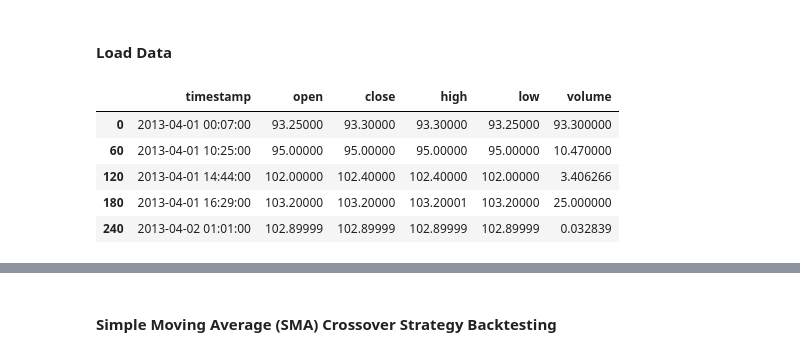
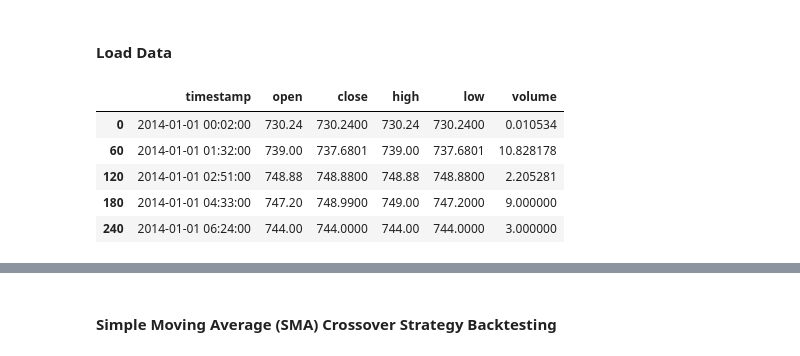
Before and after one commit to hansenrhan/crypto_backtesting, a Jupyter notebook: Mean_Reversion_Analysis.ipynb, the cells around one changed output, grey strips where cells are left out. Drawn from its saved outputs; the diff is of its cells as text; code cells hidden in the pictures.

```diff
--- a/Mean_Reversion_Analysis.ipynb
+++ b/Mean_Reversion_Analysis.ipynb
@@ -7,33 +7,37 @@
 # %%
 # Load 1 min BTC data from 2013 to 2019
 import pandas as pd
 
 df2019 = pd.read_csv("BTC_1min_bitfinex/2019.txt", header=None)
 df2018 = pd.read_csv("BTC_1min_bitfinex/2018.txt", header=None)
 df2017 = pd.read_csv("BTC_1min_bitfinex/2017.txt", header=None)
 df2016 = pd.read_csv("BTC_1min_bitfinex/2016.txt", header=None)
 df2015 = pd.read_csv("BTC_1min_bitfinex/2015.txt", header=None)
 df2014 = pd.read_csv("BTC_1min_bitfinex/2014.txt", header=None)
-df2013 = pd.read_csv("BTC_1min_bitfinex/2013.txt", header=None)
 
-frames = [df2013, df2014, df2015, df2016, df2017, df2018, df2019]
+# removed 2013 data
+#df2013 = pd.read_csv("BTC_1min_bitfinex/2013.txt", header=None)
+#frames = [df2013, df2014, df2015, df2016, df2017, df2018, df2019]
+
+frames = [df2014, df2015, df2016, df2017, df2018, df2019]
+
 crypto_df = pd.concat(frames)
 crypto_df.rename(columns = {0: 'timestamp', 1: 'open', 2: 'close', 3: 'high', 4: 'low', 5: 'volume'}, inplace=True)
 
 # Convert UTC timestamp to readable
 from datetime import datetime
 crypto_df['timestamp'] = [datetime.utcfromtimestamp(int(ts)/1000).strftime('%Y-%m-%d %H:%M:%S') for ts in crypto_df['timestamp']]
 
 #Convert into roughly hourly data (note: some data is missing!, not ideal)
 crypto_df = crypto_df[::60]
 crypto_df.head()
 # %% [output]
 |  | timestamp | open | close | high | low | volume |
-| 0 | 2013-04-01 00:07:00 | 93.25000 | 93.30000 | 93.30000 | 93.25000 | 93.300000 |
-| 60 | 2013-04-01 10:25:00 | 95.00000 | 95.00000 | 95.00000 | 95.00000 | 10.470000 |
-| 120 | 2013-04-01 14:44:00 | 102.00000 | 102.40000 | 102.40000 | 102.00000 | 3.406266 |
-| 180 | 2013-04-01 16:29:00 | 103.20000 | 103.20000 | 103.20001 | 103.20000 | 25.000000 |
-| 240 | 2013-04-02 01:01:00 | 102.89999 | 102.89999 | 102.89999 | 102.89999 | 0.032839 |
+| 0 | 2014-01-01 00:02:00 | 730.24 | 730.2400 | 730.24 | 730.2400 | 0.010534 |
+| 60 | 2014-01-01 01:32:00 | 739.00 | 737.6801 | 739.00 | 737.6801 | 10.828178 |
+| 120 | 2014-01-01 02:51:00 | 748.88 | 748.8800 | 748.88 | 748.8800 | 2.205281 |
+| 180 | 2014-01-01 04:33:00 | 747.20 | 748.9900 | 749.00 | 747.2000 | 9.000000 |
+| 240 | 2014-01-01 06:24:00 | 744.00 | 744.0000 | 744.00 | 744.0000 | 3.000000 |
 # %%
 # View the data to make sure it looks right
 import seaborn as sns
```
Also changed, not shown: parts of 4 cells of this notebook, 4 other files.
